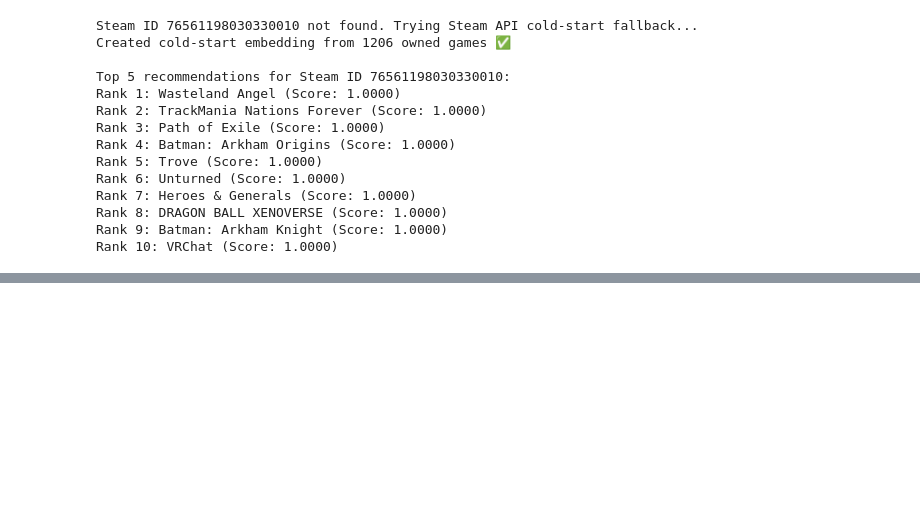
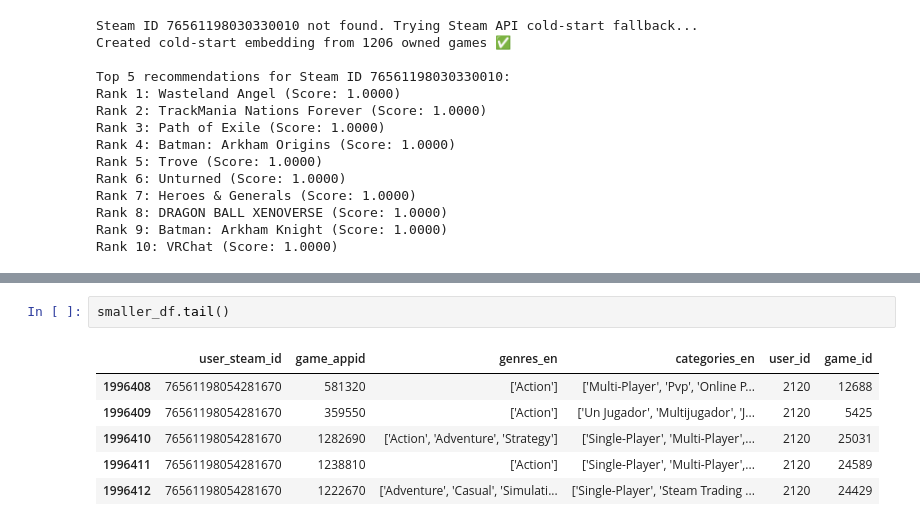
Before and after one commit to codentell/steamgraph, a Jupyter notebook: graph.ipynb, the cells around one changed output, grey strips where cells are left out. Drawn from its saved outputs; the diff is of its cells as text; blank space fills up the shorter version.

```diff
--- a/graph.ipynb
+++ b/graph.ipynb
@@ -518,0 +590,9 @@ Rank 10: VRChat (Score: 1.0000)
+# %%
+smaller_df.tail()
+# %% [output]
+|  | user_steam_id | game_appid | genres_en | categories_en | user_id | game_id |
+| 1996408 | 76561198054281670 | 581320 | ['Action'] | ['Multi-Player', 'Pvp', 'Online P... | 2120 | 12688 |
+| 1996409 | 76561198054281670 | 359550 | ['Action'] | ['Un Jugador', 'Multijugador', 'J... | 2120 | 5425 |
+| 1996410 | 76561198054281670 | 1282690 | ['Action', 'Adventure', 'Strategy'] | ['Single-Player', 'Multi-Player',... | 2120 | 25031 |
+| 1996411 | 76561198054281670 | 1238810 | ['Action'] | ['Single-Player', 'Multi-Player',... | 2120 | 24589 |
+| 1996412 | 76561198054281670 | 1222670 | ['Adventure', 'Casual', 'Simulati... | ['Single-Player', 'Steam Trading ... | 2120 | 24429 |
```
Also changed, not shown: parts of 25 cells of this notebook, 5 other files.
